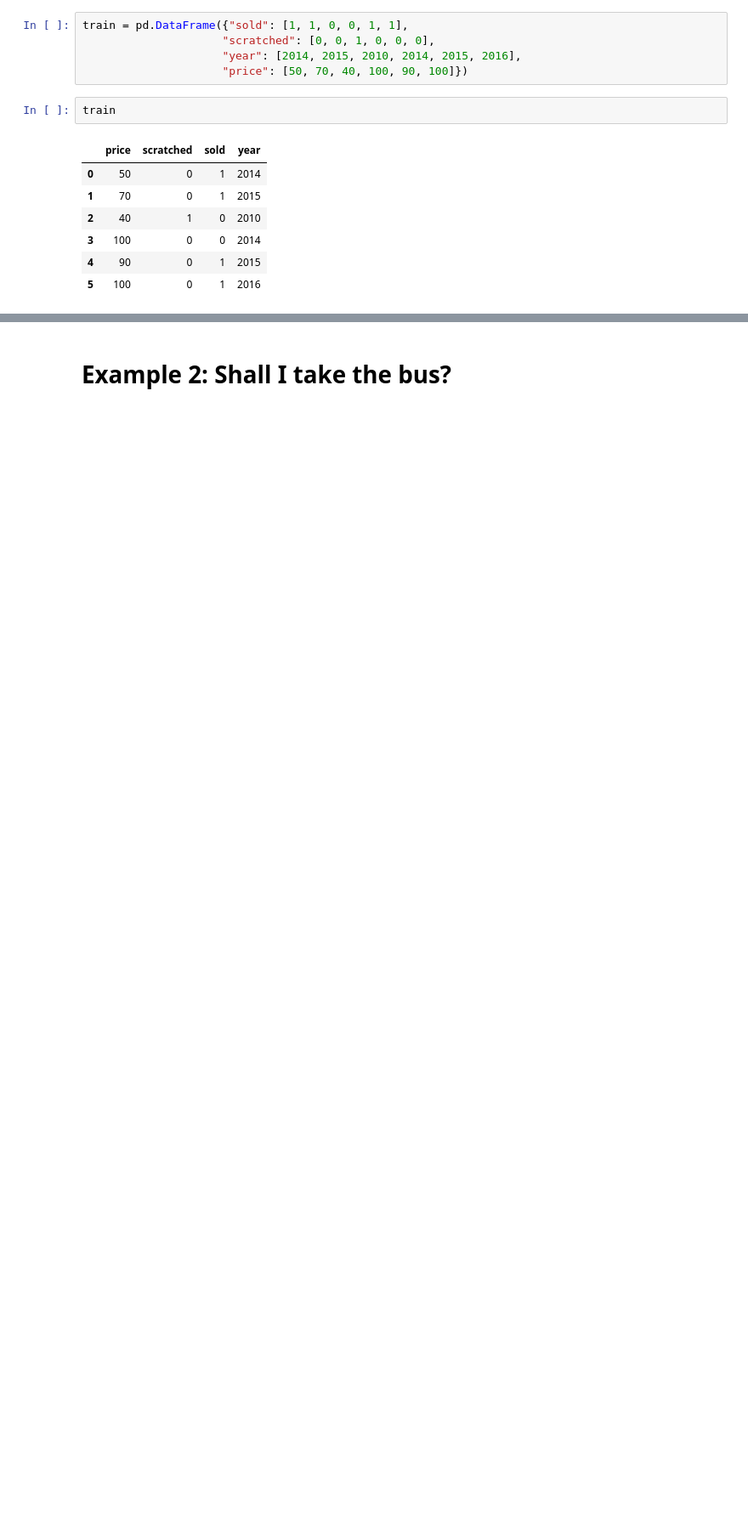
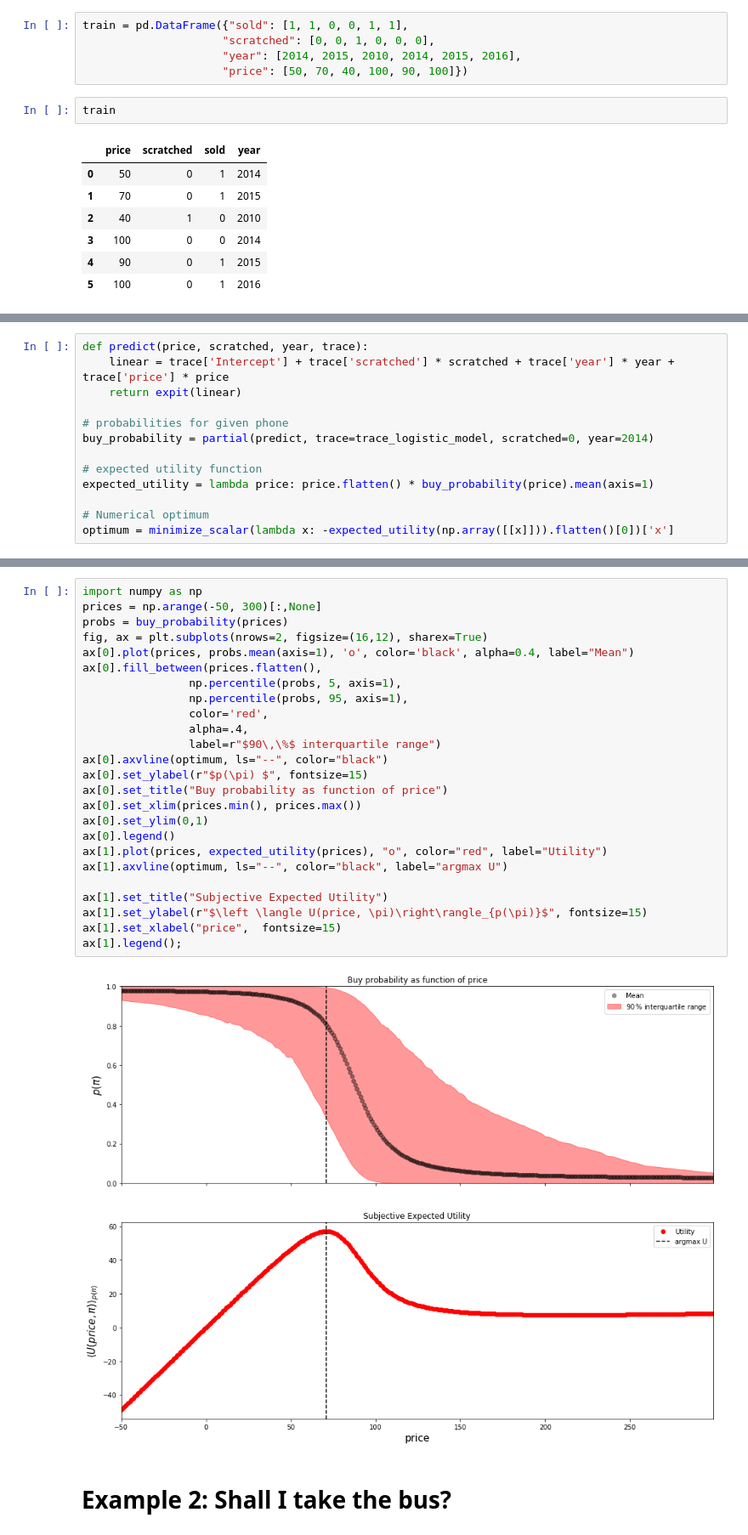
Before and after one commit to 8gradplus/baysian_decision_theory, a Jupyter notebook: simple_decision.ipynb, the cells around one changed output, grey strips where cells are left out. Shown: that part at 85% size. Cells and saved outputs as stored; diff of their text form; blank space fills up the shorter version.

Commit message:
expected untility for mobile phone example

```diff
--- a/simple_decision.ipynb
+++ b/simple_decision.ipynb
@@ -64,0 +74,13 @@ plt.tight_layout();
+# %%
+def predict(price, scratched, year, trace):
+    linear = trace['Intercept'] + trace['scratched'] * scratched + trace['year'] * year + trace['price'] * price
+    return expit(linear)
+
+# probabilities for given phone
+buy_probability = partial(predict, trace=trace_logistic_model, scratched=0, year=2014)
+
+# expected utility function
+expected_utility = lambda price: price.flatten() * buy_probability(price).mean(axis=1)
+
+# Numerical optimum
+optimum = minimize_scalar(lambda x: -expected_utility(np.array([[x]])).flatten()[0])['x']
@@ -65,2 +89,29 @@ plt.tight_layout();
+# %%
+import numpy as np
+prices = np.arange(-50, 300)[:,None]
+probs = buy_probability(prices)
+fig, ax = plt.subplots(nrows=2, figsize=(16,12), sharex=True)
+ax[0].plot(prices, probs.mean(axis=1), 'o', color='black', alpha=0.4, label="Mean")
+ax[0].fill_between(prices.flatten(),
+                np.percentile(probs, 5, axis=1),
+                np.percentile(probs, 95, axis=1),
+                color='red',
+                alpha=.4,
+                label=r"$90\,\%$ interquartile range")
+ax[0].axvline(optimum, ls="--", color="black")
+ax[0].set_ylabel(r"$p(\pi) $", fontsize=15)
+ax[0].set_title("Buy probability as function of price")
+ax[0].set_xlim(prices.min(), prices.max())
+ax[0].set_ylim(0,1)
+ax[0].legend()
+ax[1].plot(prices, expected_utility(prices), "o", color="red", label="Utility")
+ax[1].axvline(optimum, ls="--", color="black", label="argmax U")
+
+ax[1].set_title("Subjective Expected Utility")
+ax[1].set_ylabel(r"$\left \langle U(price, \pi)\right\rangle_{p(\pi)}$", fontsize=15)
+ax[1].set_xlabel("price",  fontsize=15)
+ax[1].legend();
+# %% [output]
+[figure, added]
 # %% [markdown]
 # Example 2: Shall I take the bus?
```
Also changed, not shown: parts of 6 cells of this notebook.
